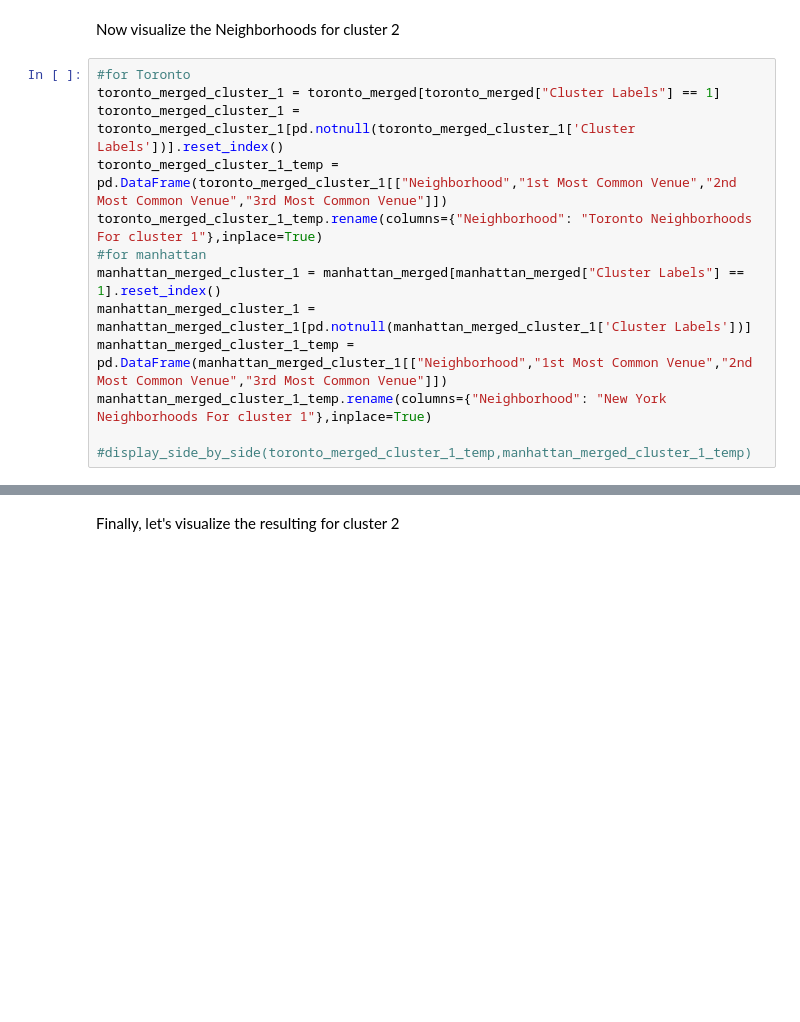
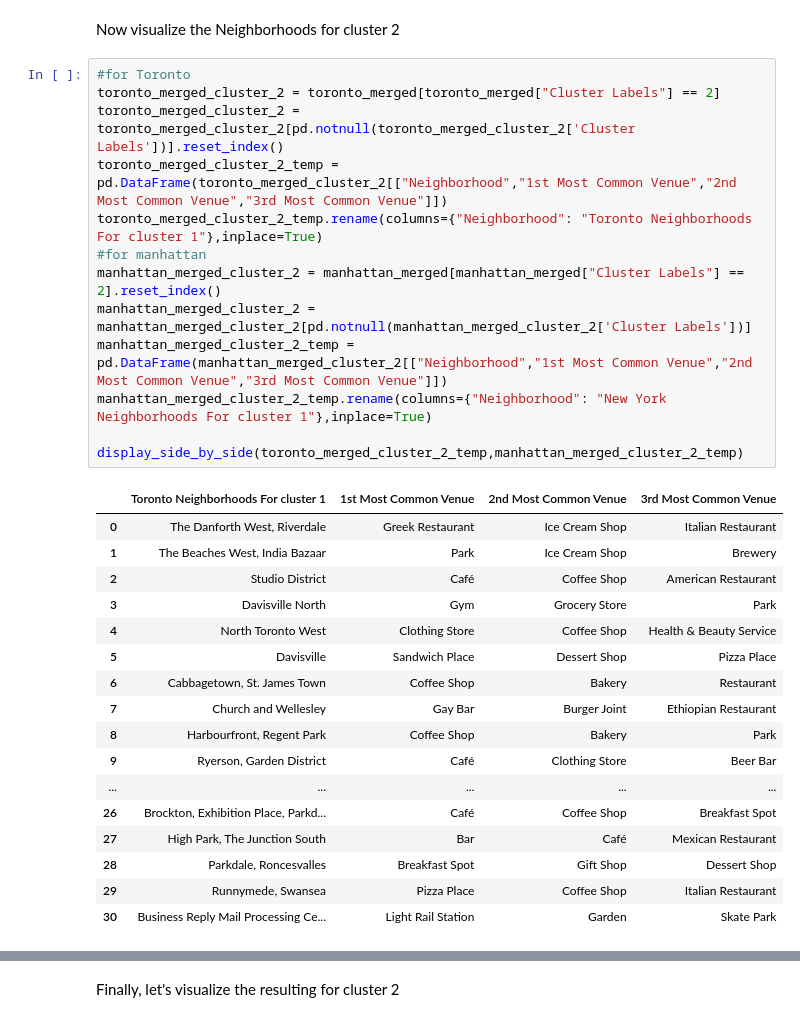
Before and after one commit to yeinel/The-Battle-of-Neighborhoods, a Jupyter notebook: The-Battle-of-Neighborhoods-week2.ipynb, the cells around one changed output, grey strips where cells are left out. Saved outputs shown, nothing was run; the diff lists cells and outputs as text; blank space fills up the shorter version.

Commit message:
Published from Watson Studio.

```diff
--- a/The-Battle-of-Neighborhoods-week2.ipynb
+++ b/The-Battle-of-Neighborhoods-week2.ipynb
@@ -1082,14 +1105,32 @@ display(map_clusters)
 Now visualize the Neighborhoods for cluster 2
 # %%
 #for Toronto
-toronto_merged_cluster_1 = toronto_merged[toronto_merged["Cluster Labels"] == 1]
-toronto_merged_cluster_1 = toronto_merged_cluster_1[pd.notnull(toronto_merged_cluster_1['Cluster Labels'])].reset_index()
-toronto_merged_cluster_1_temp = pd.DataFrame(toronto_merged_cluster_1[["Neighborhood","1st Most Common Venue","2nd Most Common Venue","3rd Most Common Venue"]])
-toronto_merged_cluster_1_temp.rename(columns={"Neighborhood": "Toronto Neighborhoods For cluster 1"},inplace=True)
+toronto_merged_cluster_2 = toronto_merged[toronto_merged["Cluster Labels"] == 2]
+toronto_merged_cluster_2 = toronto_merged_cluster_2[pd.notnull(toronto_merged_cluster_2['Cluster Labels'])].reset_index()
+toronto_merged_cluster_2_temp = pd.DataFrame(toronto_merged_cluster_2[["Neighborhood","1st Most Common Venue","2nd Most Common Venue","3rd Most Common Venue"]])
+toronto_merged_cluster_2_temp.rename(columns={"Neighborhood": "Toronto Neighborhoods For cluster 1"},inplace=True)
 #for manhattan
-manhattan_merged_cluster_1 = manhattan_merged[manhattan_merged["Cluster Labels"] == 1].reset_index()
-manhattan_merged_cluster_1 = manhattan_merged_cluster_1[pd.notnull(manhattan_merged_cluster_1['Cluster Labels'])]
-manhattan_merged_cluster_1_temp = pd.DataFrame(manhattan_merged_cluster_1[["Neighborhood","1st Most Common Venue","2nd Most Common Venue","3rd Most Common Venue"]])
-manhattan_merged_cluster_1_temp.rename(columns={"Neighborhood": "New York Neighborhoods For cluster 1"},inplace=True)
+manhattan_merged_cluster_2 = manhattan_merged[manhattan_merged["Cluster Labels"] == 2].reset_index()
+manhattan_merged_cluster_2 = manhattan_merged_cluster_2[pd.notnull(manhattan_merged_cluster_2['Cluster Labels'])]
+manhattan_merged_cluster_2_temp = pd.DataFrame(manhattan_merged_cluster_2[["Neighborhood","1st Most Common Venue","2nd Most Common Venue","3rd Most Common Venue"]])
+manhattan_merged_cluster_2_temp.rename(columns={"Neighborhood": "New York Neighborhoods For cluster 1"},inplace=True)
 
-#display_side_by_side(toronto_merged_cluster_1_temp,manhattan_merged_cluster_1_temp)
+display_side_by_side(toronto_merged_cluster_2_temp,manhattan_merged_cluster_2_temp)
+# %% [output]
+|  | Toronto Neighborhoods For cluster 1 | 1st Most Common Venue | 2nd Most Common Venue | 3rd Most Common Venue |
+| 0 | The Danforth West, Riverdale | Greek Restaurant | Ice Cream Shop | Italian Restaurant |
+| 1 | The Beaches West, India Bazaar | Park | Ice Cream Shop | Brewery |
+| 2 | Studio District | Café | Coffee Shop | American Restaurant |
+| 3 | Davisville North | Gym | Grocery Store | Park |
+| 4 | North Toronto West | Clothing Store | Coffee Shop | Health & Beauty Service |
+| 5 | Davisville | Sandwich Place | Dessert Shop | Pizza Place |
+| 6 | Cabbagetown, St. James Town | Coffee Shop | Bakery | Restaurant |
+| 7 | Church and Wellesley | Gay Bar | Burger Joint | Ethiopian Restaurant |
+| 8 | Harbourfront, Regent Park | Coffee Shop | Bakery | Park |
+| 9 | Ryerson, Garden District | Café | Clothing Store | Beer Bar |
+| ... | ... | ... | ... | ... |
+| 26 | Brockton, Exhibition Place, Parkd... | Café | Coffee Shop | Breakfast Spot |
+| 27 | High Park, The Junction South | Bar | Café | Mexican Restaurant |
+| 28 | Parkdale, Roncesvalles | Breakfast Spot | Gift Shop | Dessert Shop |
+| 29 | Runnymede, Swansea | Pizza Place | Coffee Shop | Italian Restaurant |
+| 30 | Business Reply Mail Processing Ce... | Light Rail Station | Garden | Skate Park |
```
Also changed, not shown: parts of 22 cells of this notebook.
